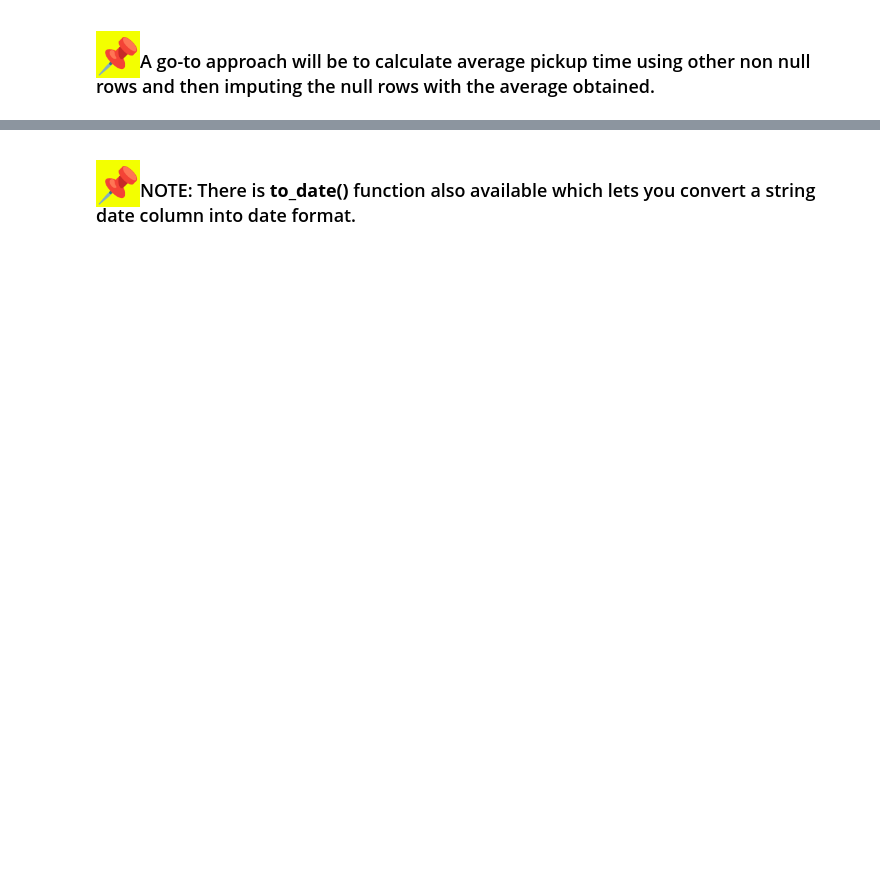
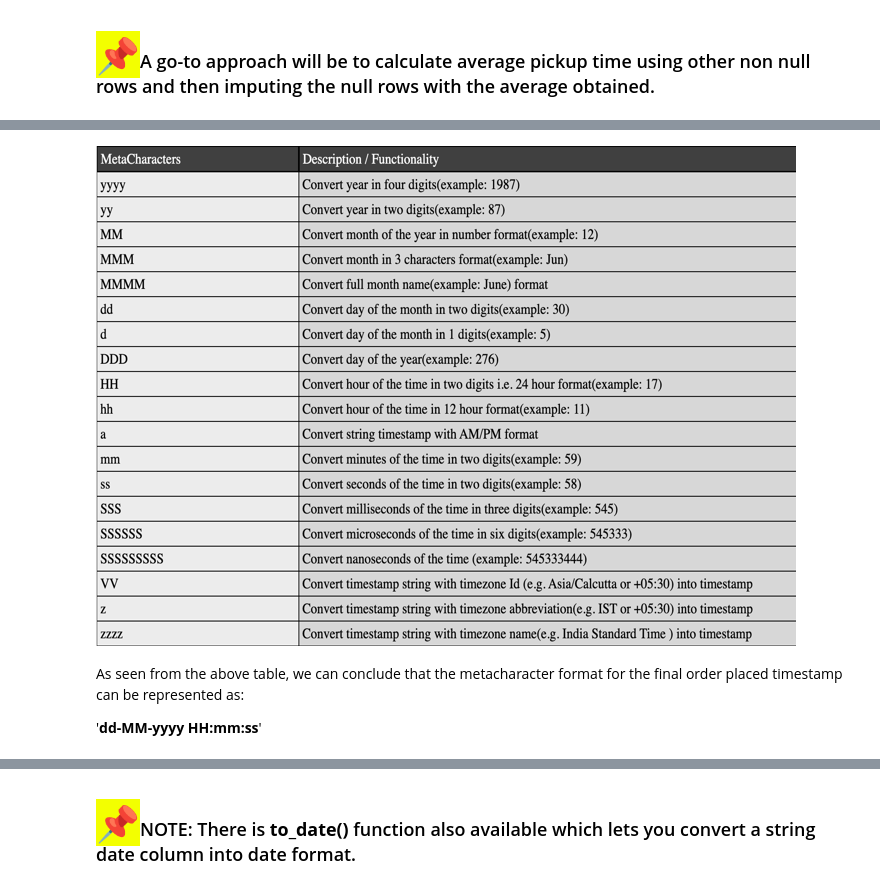
Before and after one commit to s-ravi18/Kaggle-Notebooks, a Jupyter notebook: pyspark-based-eda-and-model-building.ipynb, the cells around one changed output, grey strips where cells are left out. Saved outputs shown, nothing was run; the diff lists cells and outputs as text; code cells hidden in the pictures; blank space fills up the shorter version.

Commit message:
Kaggle Notebook | PySpark based EDA and Model Building | Version 16

```diff
--- a/pyspark-based-eda-and-model-building.ipynb
+++ b/pyspark-based-eda-and-model-building.ipynb
@@ -1077 +1091,12 @@ Here's the list of all the metacharacters and its corresponding meaning:
+# %%
+from PIL import Image
+img=Image.open('/kaggle/input/pyspark/Metacharacters Pyspark.png')
+img=img.resize((700,500))
+img
+# %% [output]
+[figure, added]
+# %% [markdown]
+As seen from the above table, we can conclude that the metacharacter format for the final order placed timestamp can be represented as:
+
+'**dd-MM-yyyy HH:mm:ss**'
 # %%
```
Also changed, not shown: parts of 41 cells of this notebook.
